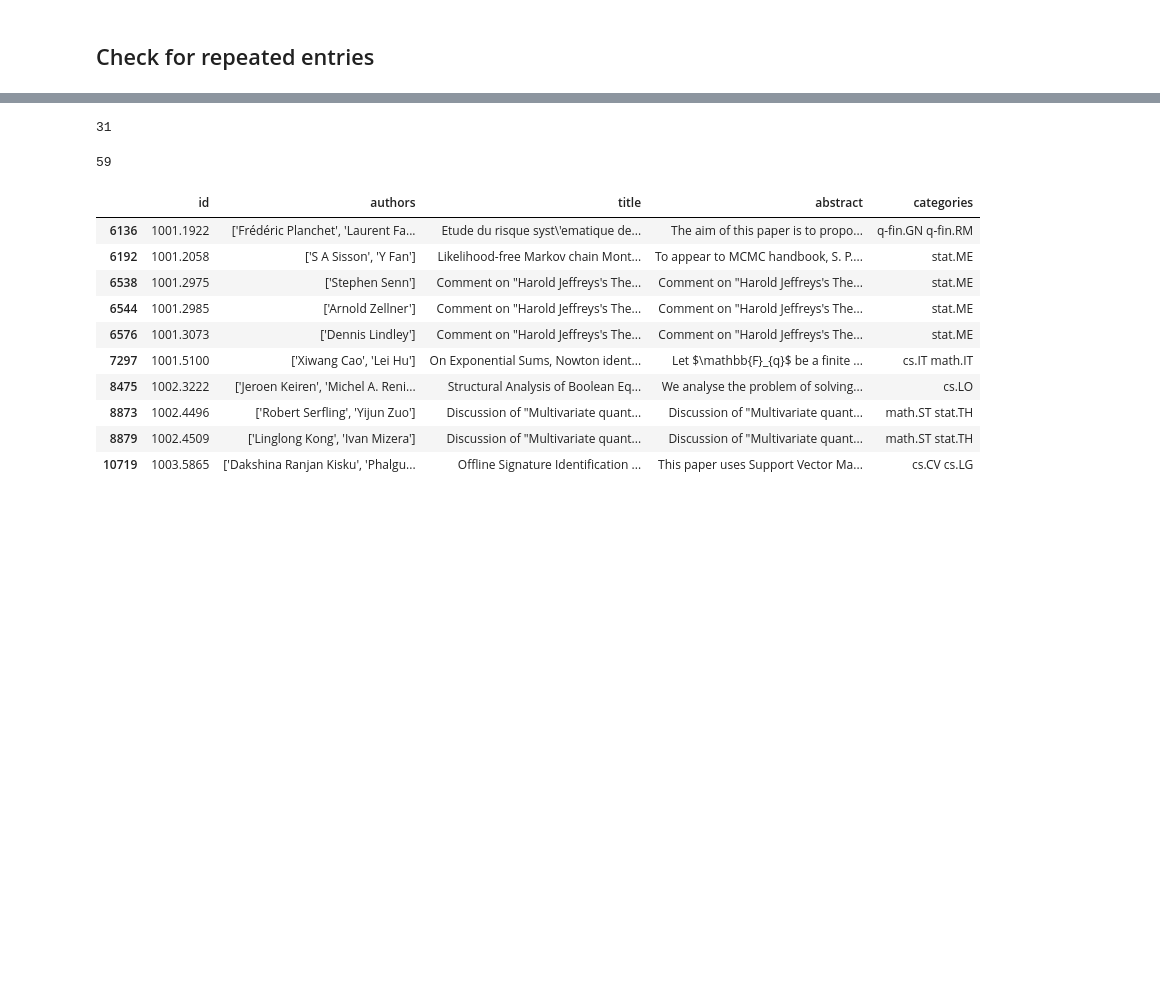
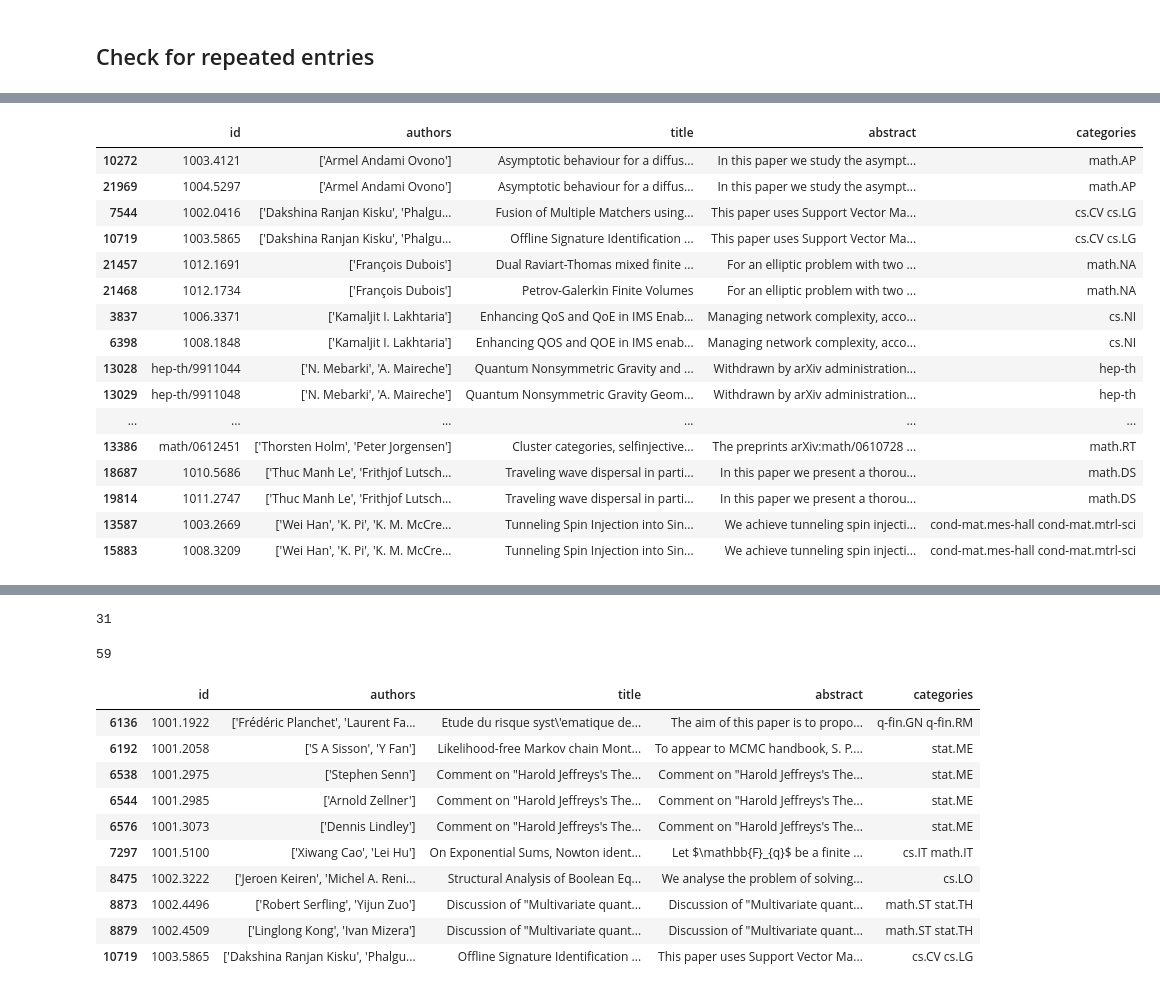
Before and after one commit to olszewskip/ArXiv_Classifier, a Jupyter notebook: arXiv_explore.ipynb, the cells around one changed output, grey strips where cells are left out. Saved outputs shown, nothing was run; the diff lists cells and outputs as text; code cells hidden in the pictures; blank space fills up the shorter version.

```diff
--- a/arXiv_explore.ipynb
+++ b/arXiv_explore.ipynb
@@ -66,0 +65,4 @@ all_data = all_data.loc[all_data.abstract.str.len() > 120]
+# %%
+tresh = 120
+print("Removing", sum(all_data.abstract.str.len() < tresh), f"records with abstracts shorter than {tresh}")
+all_data = all_data.loc[all_data.abstract.str.len() > tresh]
@@ -68,0 +91,7 @@ all_data = all_data.loc[all_data.abstract.str.len() > 120]
+# %%
+# Back to our data. Remove duplicates where only 'id' is different. (keep=True)
+
+subset = ['authors','title', 'abstract','categories']
+duplicates_count = sum(all_data.duplicated(subset=subset))
+print(f"Removing {duplicates_count} records that differ at most by 'id'.")
+all_data = all_data.drop_duplicates(subset=subset)
@@ -68,0 +145,22 @@ all_data = all_data.loc[all_data.abstract.str.len() > 120]
+# %%
+subset=['authors', 'abstract', 'categories']
+wrong_title = all_data[all_data.duplicated(subset=subset, keep=False)]
+display(pd.concat(g for _, g in wrong_title.groupby(subset) ))
+# %% [output]
+|  | id | authors | title | abstract | categories |
+| 10272 | 1003.4121 | ['Armel Andami Ovono'] | Asymptotic behaviour for a diffus... | In this paper we study the asympt... | math.AP |
+| 21969 | 1004.5297 | ['Armel Andami Ovono'] | Asymptotic behaviour for a diffus... | In this paper we study the asympt... | math.AP |
+| 7544 | 1002.0416 | ['Dakshina Ranjan Kisku', 'Phalgu... | Fusion of Multiple Matchers using... | This paper uses Support Vector Ma... | cs.CV cs.LG |
+| 10719 | 1003.5865 | ['Dakshina Ranjan Kisku', 'Phalgu... | Offline Signature Identification ... | This paper uses Support Vector Ma... | cs.CV cs.LG |
+| 21457 | 1012.1691 | ['François Dubois'] | Dual Raviart-Thomas mixed finite ... | For an elliptic problem with two ... | math.NA |
+| 21468 | 1012.1734 | ['François Dubois'] | Petrov-Galerkin Finite Volumes | For an elliptic problem with two ... | math.NA |
+| 3837 | 1006.3371 | ['Kamaljit I. Lakhtaria'] | Enhancing QoS and QoE in IMS Enab... | Managing network complexity, acco... | cs.NI |
+| 6398 | 1008.1848 | ['Kamaljit I. Lakhtaria'] | Enhancing QOS and QOE in IMS enab... | Managing network complexity, acco... | cs.NI |
+| 13028 | hep-th/9911044 | ['N. Mebarki', 'A. Maireche'] | Quantum Nonsymmetric Gravity and ... | Withdrawn by arXiv administration... | hep-th |
+| 13029 | hep-th/9911048 | ['N. Mebarki', 'A. Maireche'] | Quantum Nonsymmetric Gravity Geom... | Withdrawn by arXiv administration... | hep-th |
+| ... | ... | ... | ... | ... | ... |
+| 13386 | math/0612451 | ['Thorsten Holm', 'Peter Jorgensen'] | Cluster categories, selfinjective... | The preprints arXiv:math/0610728 ... | math.RT |
+| 18687 | 1010.5686 | ['Thuc Manh Le', 'Frithjof Lutsch... | Traveling wave dispersal in parti... | In this paper we present a thorou... | math.DS |
+| 19814 | 1011.2747 | ['Thuc Manh Le', 'Frithjof Lutsch... | Traveling wave dispersal in parti... | In this paper we present a thorou... | math.DS |
+| 13587 | 1003.2669 | ['Wei Han', 'K. Pi', 'K. M. McCre... | Tunneling Spin Injection into Sin... | We achieve tunneling spin injecti... | cond-mat.mes-hall cond-mat.mtrl-sci |
+| 15883 | 1008.3209 | ['Wei Han', 'K. Pi', 'K. M. McCre... | Tunneling Spin Injection into Sin... | We achieve tunneling spin injecti... | cond-mat.mes-hall cond-mat.mtrl-sci |
```
Also changed, not shown: parts of 14 cells of this notebook.
